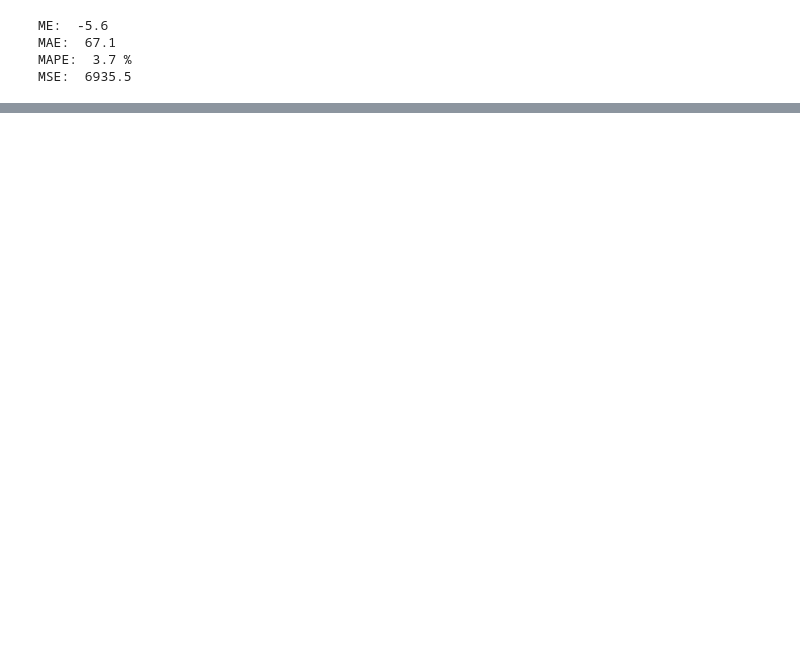
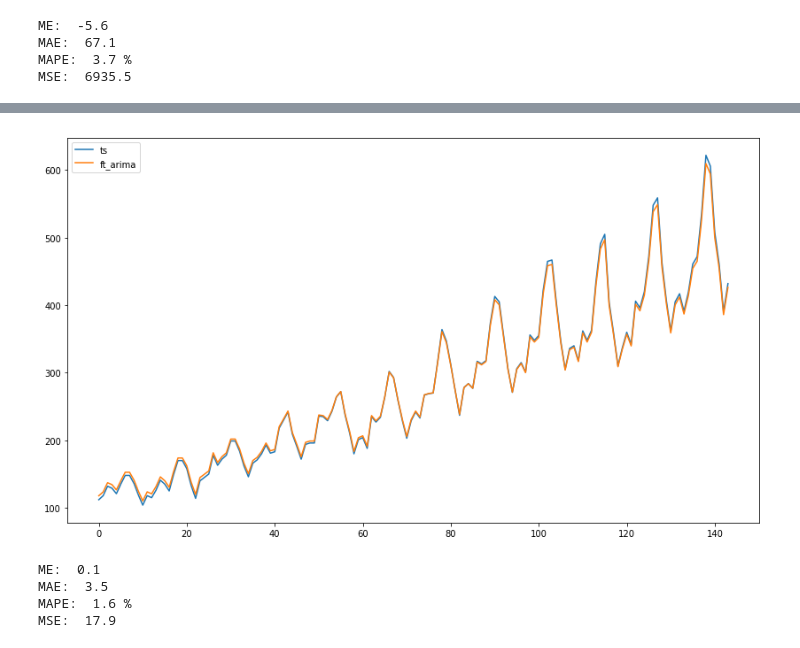
Before and after one commit to ropinotex/forecasting, a Jupyter notebook: Forecasting.ipynb, the cells around one changed output, grey strips where cells are left out. Drawn from its saved outputs; the diff is of its cells as text; code cells hidden in the pictures; blank space fills up the shorter version.

```diff
--- a/Forecasting.ipynb
+++ b/Forecasting.ipynb
@@ -312,0 +315,15 @@ MSE:  16680.0
+# %%
+model = arima_model.ARIMA(ts, (1, 0, 0)).fit()
+# %%
+ft_arima = model.predict(start=1, end=len(ts))
+# %%
+f.plot(ts=ts, ft_arima=ft_arima)
+# %% [output]
+[figure, added]
+# %%
+f.kpi(ts, ft_arima)
+# %% [output]
+ME:  0.1
+MAE:  3.5
+MAPE:  1.6 %
+MSE:  17.9
```
Also changed, not shown: parts of 5 cells of this notebook, 1 other file.
